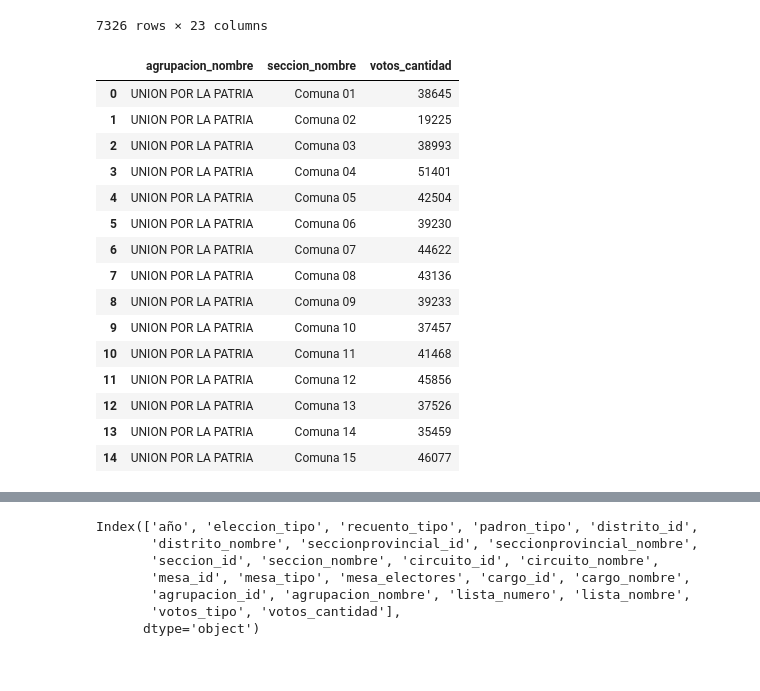
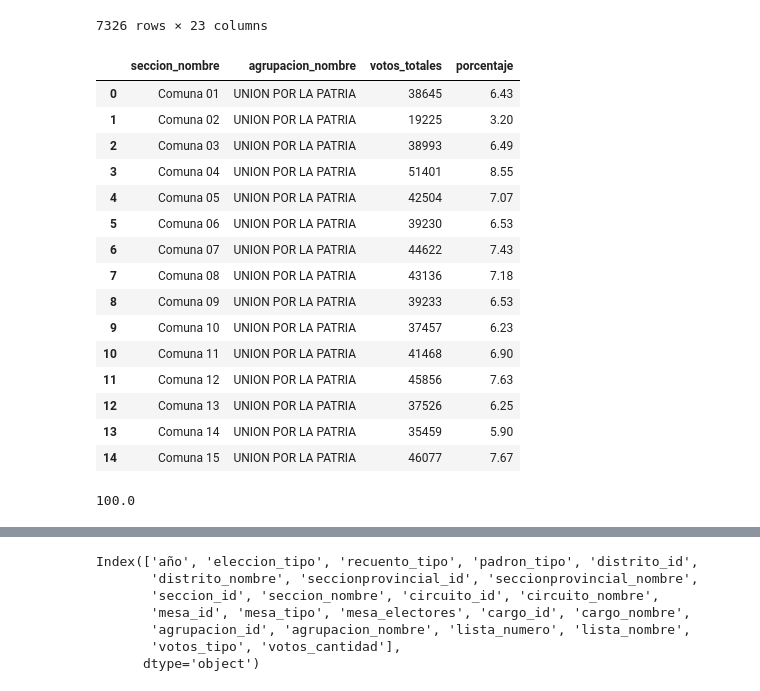
Before and after one commit to Leonel-Moron/TP_M4OP, a Jupyter notebook: Carpeta Prueba/Ejemplo con Resultados.ipynb, the cells around one changed output, grey strips where cells are left out. Cells and saved outputs as stored; diff of their text form; code cells hidden in the pictures.

```diff
--- a/Carpeta Prueba/Ejemplo con Resultados.ipynb
+++ b/Carpeta Prueba/Ejemplo con Resultados.ipynb
@@ -299,21 +299,29 @@ filtroCaba
 | 236365 | 2023 | GENERAL | PROVISORIO | NORMAL | 1 | Ciudad Autónoma de Buenos Aires | ... |
 7326 rows × 23 columns
 # %%
-filtroCaba.groupby(["agrupacion_nombre","seccion_nombre"])["votos_cantidad"].sum().reset_index()
+total = filtroCaba["votos_cantidad"].sum()
+filtroCaba.groupby(["seccion_nombre","agrupacion_nombre"]).agg(
+    votos_totales = ("votos_cantidad","sum"),
+    porcentaje = ("votos_cantidad", lambda x: round((x.sum()*100)/total,2))
+    ).reset_index()
 # %% [output]
-|  | agrupacion_nombre | seccion_nombre | votos_cantidad |
-| 0 | UNION POR LA PATRIA | Comuna 01 | 38645 |
-| 1 | UNION POR LA PATRIA | Comuna 02 | 19225 |
-| 2 | UNION POR LA PATRIA | Comuna 03 | 38993 |
-| 3 | UNION POR LA PATRIA | Comuna 04 | 51401 |
-| 4 | UNION POR LA PATRIA | Comuna 05 | 42504 |
-| 5 | UNION POR LA PATRIA | Comuna 06 | 39230 |
-| 6 | UNION POR LA PATRIA | Comuna 07 | 44622 |
-| 7 | UNION POR LA PATRIA | Comuna 08 | 43136 |
-| 8 | UNION POR LA PATRIA | Comuna 09 | 39233 |
-| 9 | UNION POR LA PATRIA | Comuna 10 | 37457 |
-| 10 | UNION POR LA PATRIA | Comuna 11 | 41468 |
-| 11 | UNION POR LA PATRIA | Comuna 12 | 45856 |
-| 12 | UNION POR LA PATRIA | Comuna 13 | 37526 |
-| 13 | UNION POR LA PATRIA | Comuna 14 | 35459 |
-| 14 | UNION POR LA PATRIA | Comuna 15 | 46077 |
+|  | seccion_nombre | agrupacion_nombre | votos_totales | porcentaje |
+| 0 | Comuna 01 | UNION POR LA PATRIA | 38645 | 6.43 |
+| 1 | Comuna 02 | UNION POR LA PATRIA | 19225 | 3.20 |
+| 2 | Comuna 03 | UNION POR LA PATRIA | 38993 | 6.49 |
+| 3 | Comuna 04 | UNION POR LA PATRIA | 51401 | 8.55 |
+| 4 | Comuna 05 | UNION POR LA PATRIA | 42504 | 7.07 |
+| 5 | Comuna 06 | UNION POR LA PATRIA | 39230 | 6.53 |
+| 6 | Comuna 07 | UNION POR LA PATRIA | 44622 | 7.43 |
+| 7 | Comuna 08 | UNION POR LA PATRIA | 43136 | 7.18 |
+| 8 | Comuna 09 | UNION POR LA PATRIA | 39233 | 6.53 |
+| 9 | Comuna 10 | UNION POR LA PATRIA | 37457 | 6.23 |
+| 10 | Comuna 11 | UNION POR LA PATRIA | 41468 | 6.90 |
+| 11 | Comuna 12 | UNION POR LA PATRIA | 45856 | 7.63 |
+| 12 | Comuna 13 | UNION POR LA PATRIA | 37526 | 6.25 |
+| 13 | Comuna 14 | UNION POR LA PATRIA | 35459 | 5.90 |
+| 14 | Comuna 15 | UNION POR LA PATRIA | 46077 | 7.67 |
+# %%
+r1["porcentaje"].sum()
+# %% [output]
+100.0
```
Also changed, not shown: parts of 1 cell of this notebook.
